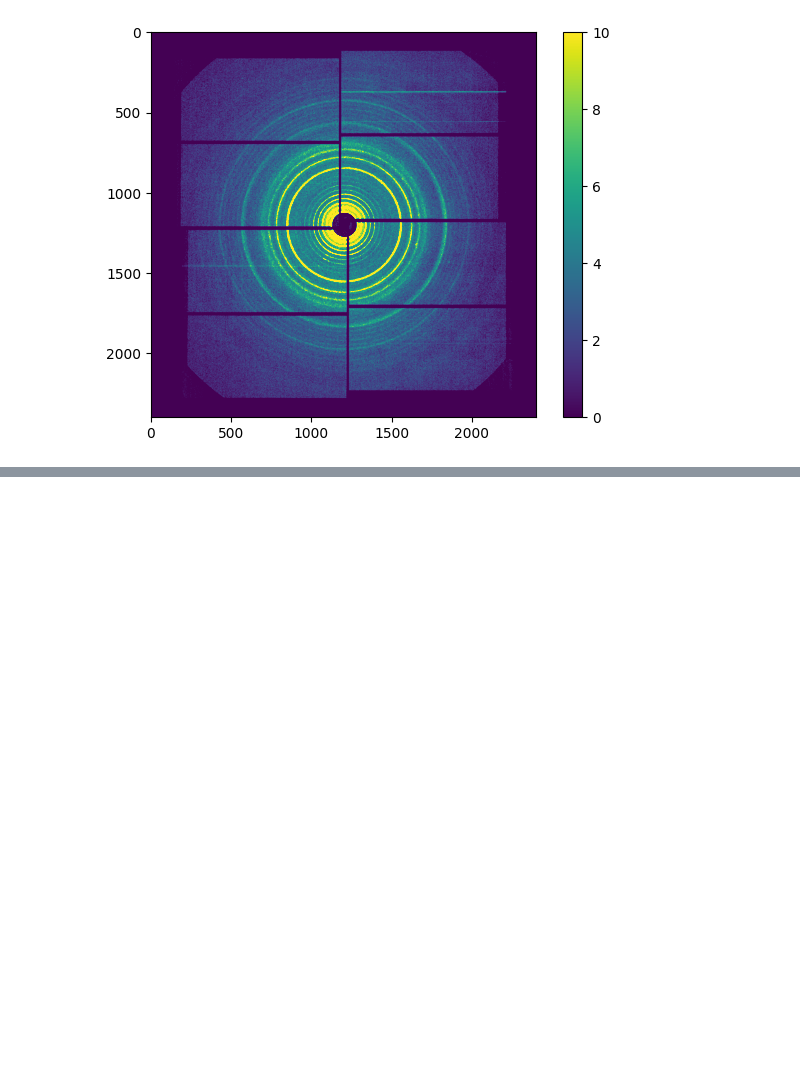
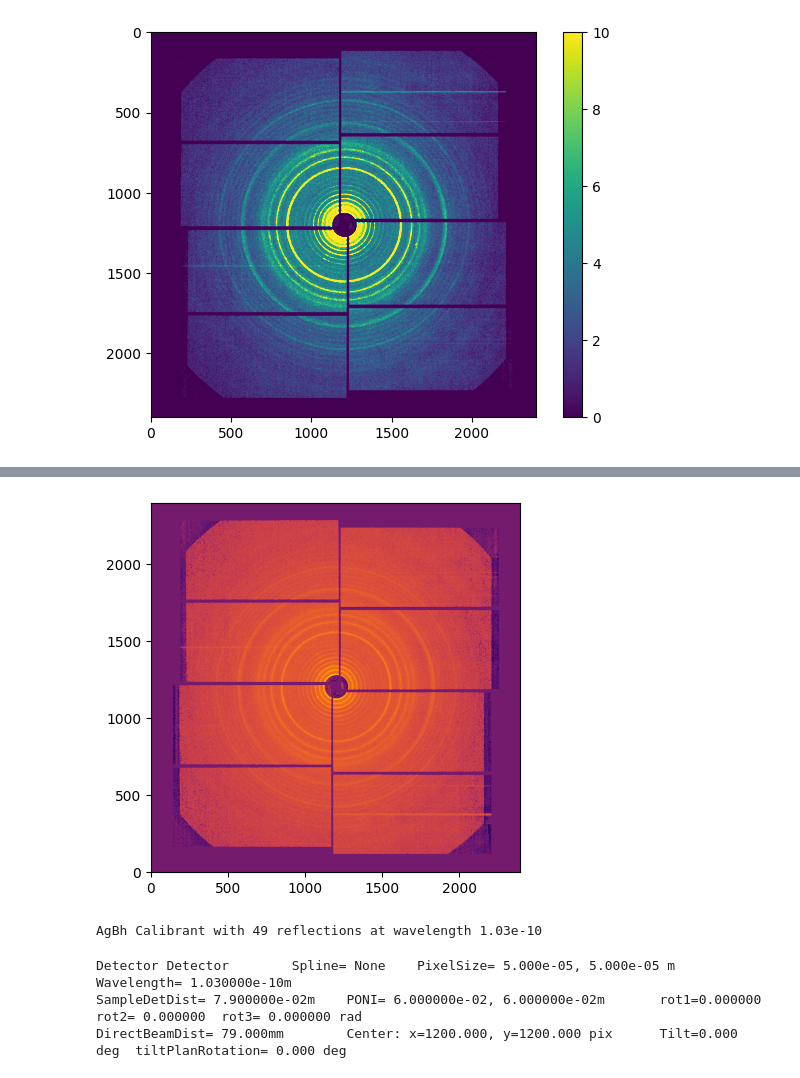
Before and after one commit to fperakis/SACLA_2022B8033, a Jupyter notebook: examples/04_test_calibrator.ipynb, the cells around one changed output, grey strips where cells are left out. Saved outputs shown, nothing was run; the diff lists cells and outputs as text; code cells hidden in the pictures; blank space fills up the shorter version.

Commit message:
included pyfai calib on jupyter

```diff
--- a/examples/04_test_calibrator.ipynb
+++ b/examples/04_test_calibrator.ipynb
@@ -61,0 +52,9 @@ filter.ipynb.invalid  tag_1145400.lst
+# %%
+# In this example, we will re-use one of the image used int the test-suite
+# filename = UtilsTest.getimage("Pilatus1M.edf")
+# frame = fabio.open(filename).data
+frame = np.load("AgBh.npy")
+# and now display the image
+ax = jupyter.display(frame)
+# %% [output]
+[figure, added]
@@ -61,0 +67,22 @@ filter.ipynb.invalid  tag_1145400.lst
+# %%
+# Definition of the detector and of the calibrant:
+# pilatus = pyFAI.detector_factory("Pilatus1M")
+Pixel1 = 50e-6
+Pixel2 = 50e-6
+detector = pyFAI.detectors.Detector(pixel1=Pixel1, pixel2=Pixel2, max_shape=[2399,2399])
+
+behenate = CALIBRANT_FACTORY("AgBh")
+behenate.wavelength = wl
+behenate
+# %% [output]
+AgBh Calibrant with 49 reflections at wavelength 1.03e-10
+# %%
+# Set the guessed geometry
+initial = pyFAI.geometry.Geometry(detector=detector, wavelength=wl)
+initial.setFit2D(d,x,y)
+initial
+# %% [output]
+Detector Detector        Spline= None    PixelSize= 5.000e-05, 5.000e-05 m
+Wavelength= 1.030000e-10m
+SampleDetDist= 7.900000e-02m    PONI= 6.000000e-02, 6.000000e-02m       rot1=0.000000  rot2= 0.000000  rot3= 0.000000 rad
+DirectBeamDist= 79.000mm        Center: x=1200.000, y=1200.000 pix      Tilt=0.000 deg  tiltPlanRotation= 0.000 deg
```
Also changed, not shown: parts of 14 cells of this notebook, 1 other file.
